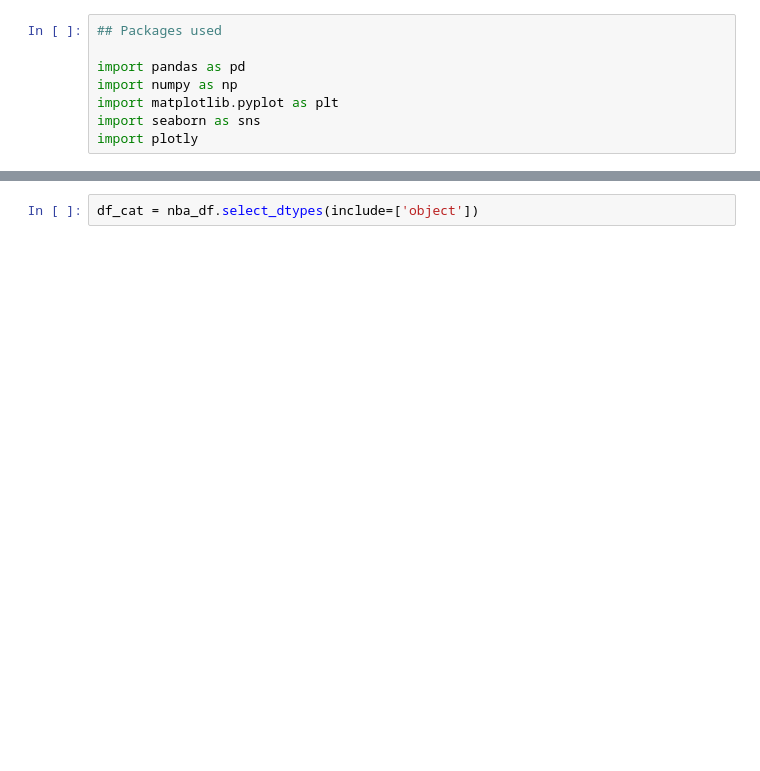
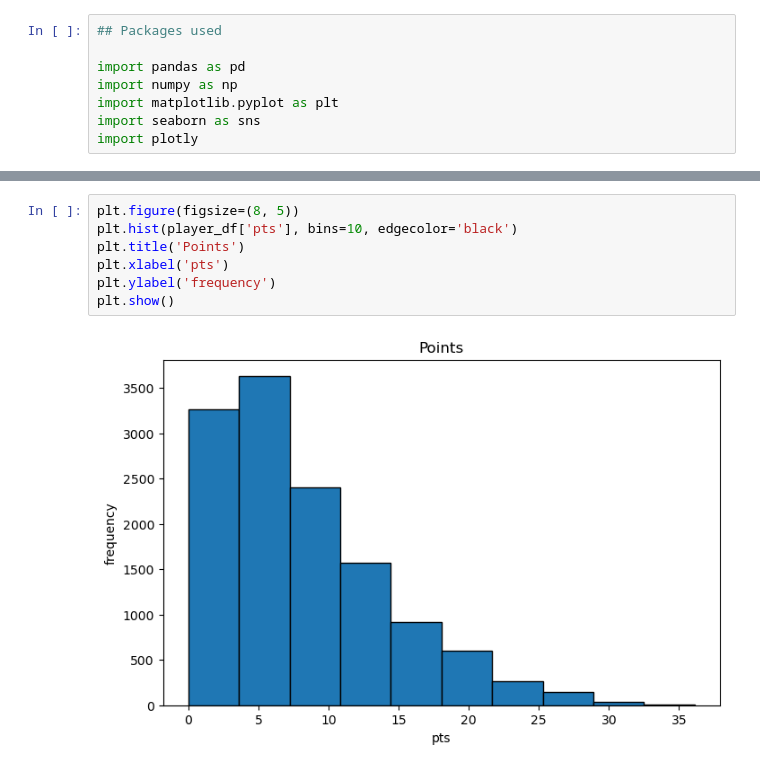
Before and after one commit to doorfish/data-analysis-project, a Jupyter notebook: python_data_analysis_project.ipynb, the cells around one changed output, grey strips where cells are left out. Saved outputs shown, nothing was run; the diff lists cells and outputs as text; blank space fills up the shorter version.

```diff
--- a/python_data_analysis_project.ipynb
+++ b/python_data_analysis_project.ipynb
@@ -130,2 +132,9 @@ Looking at the correlations above:
-# %%
-df_cat = nba_df.select_dtypes(include=['object'])
+# %%
+plt.figure(figsize=(8, 5))
+plt.hist(player_df['pts'], bins=10, edgecolor='black')
+plt.title('Points')
+plt.xlabel('pts')
+plt.ylabel('frequency')
+plt.show()
+# %% [output]
+[figure, added]
```
Also changed, not shown: parts of 18 cells of this notebook, 4 other files.
